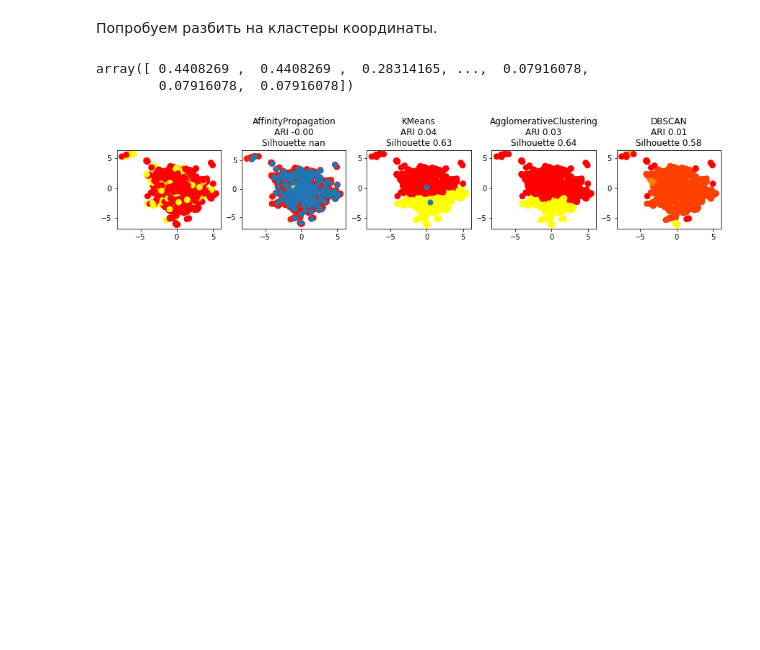
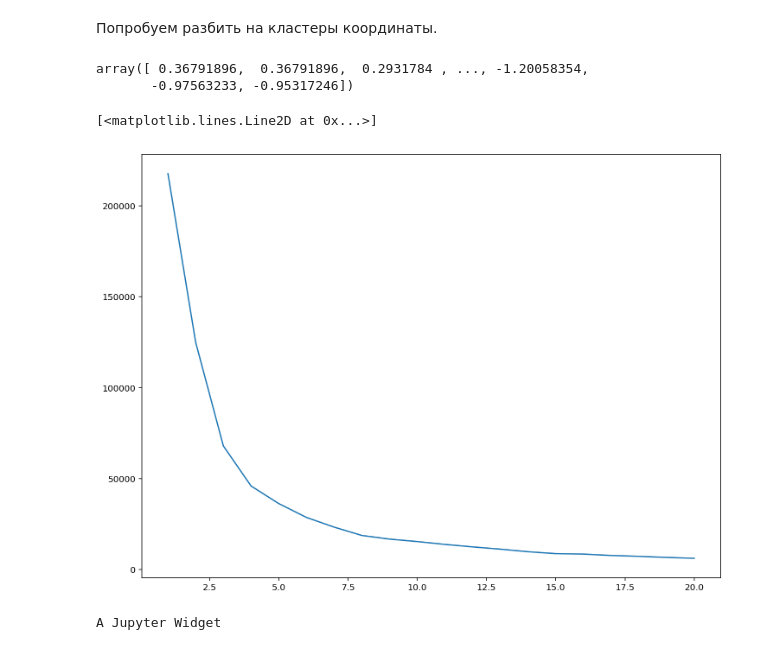
Before and after one commit to rimidalv/school_netology, a Jupyter notebook: 2.6 - clustering/Homework/homework clustering.ipynb, the cells around one changed output. Saved outputs shown, nothing was run; the diff lists cells and outputs as text; code cells hidden in the pictures; blank space fills up the shorter version.

```diff
--- a/2.6 - clustering/Homework/homework clustering.ipynb
+++ b/2.6 - clustering/Homework/homework clustering.ipynb
@@ -29,6 +29,10 @@ import pandas as pd
 from matplotlib import pyplot as plt
 %matplotlib inline
 import seaborn as sns
+
+%config InlineBackend.figure_format = 'retina'
+from pylab import rcParams
+rcParams['figure.figsize'] = (12, 9)
 # %%
 geo_data = pd.read_excel('geo.xlsx')
 geo_comment_data = pd.read_excel('geo_comment.xlsx')
@@ -77,11 +83,11 @@ warnings.filterwarnings('ignore')
 # %%
 from sklearn.preprocessing import StandardScaler
 scaler = StandardScaler()
-y = geo_data[: 10000].copy().comment_class
-X = geo_data[: 10000].copy().drop("comment_class", axis=1)
+y = geo_data.copy().comment_class
+X = geo_data.copy().drop("comment_class", axis=1)
 X_scaled = scaler.fit_transform(X)
 # X_scaled = geo_data.copy().drop("comment_class", axis=1)
 X_scaled[:, 0]
 # %% [output]
-array([ 0.4408269 ,  0.4408269 ,  0.28314165, ...,  0.07916078,
-        0.07916078,  0.07916078])
+array([ 0.36791896,  0.36791896,  0.2931784 , ..., -1.20058354,
+       -0.97563233, -0.95317246])
@@ -88,17 +106,16 @@ array([ 0.4408269 ,  0.4408269 ,  0.28314165, ...,  0.07916078,
 # %%
-fig, axes = plt.subplots(1, 5, figsize=(15, 2))
-clusters_num = 3
-axes[0].scatter(X_scaled[:, 0], X_scaled[:, 1], c=y, cmap='autumn', s=60)
+# fig, axes = plt.subplots(1, 5, figsize=(15, 2))
+
+plt.scatter(lats, lngs, c=clusters, cmap='autumn', s=60)
 # axes[0].set_title(get_descr("Random", y, clusters_num, X_scaled))
-for ax, algorithm in zip(axes[1:], algorithms):
-    # кластеризуем и выводим картинку
-    clusters = algorithm.fit_predict(X_scaled)
-    ax.scatter(X_scaled[:, 0], X_scaled[:, 1], c=clusters, cmap='autumn', s=60)
-    ax.set_title(get_descr(algorithm.__class__.__name__, y, clusters, X_scaled))
+# print(axes[1:])
+# for ax, algorithm in zip(axes[1:], algorithms):
+#     # кластеризуем и выводим картинку
+#     clusters = algorithm.fit_predict(X_scaled)
+#     ax.scatter(X_scaled[:, 0], X_scaled[:, 1], c=clusters, cmap='autumn', s=60)
+#     ax.set_title(get_descr(algorithm.__class__.__name__, y, clusters, X_scaled))
 
-    # если есть центры кластеров - выведем их
-    if algorithm.__class__.__name__ in {'KMeans', 'AffinityPropagation'}:
-        centers = algorithm.cluster_centers_
-        ax.scatter(centers[:, 0], centers[:, 1], s=50)
+#     # если есть центры кластеров - выведем их
+#     if algorithm.__class__.__name__ in {'KMeans', 'AffinityPropagation'}:
+#         centers = algorithm.cluster_centers_
+#         ax.scatter(centers[:, 0], centers[:, 1], s=50)
-# %% [output]
-[figure, removed]
@@ -104,0 +128,13 @@ for ax, algorithm in zip(axes[1:], algorithms):
+# %%
+k_inertia = []
+ks = range(1,21)
+
+for k in ks:
+    clf_kmeans = KMeans(n_clusters=k)
+    clusters_kmeans = clf_kmeans.fit_predict(X_scaled, )
+    k_inertia.append(clf_kmeans.inertia_)
+# %%
+plt.plot(ks, k_inertia)
+# %% [output]
+[<matplotlib.lines.Line2D at 0x...>]
+[figure, added]
@@ -104,0 +156,9 @@ for ax, algorithm in zip(axes[1:], algorithms):
+# %%
+fig = gmaps.figure()
+for key, val in locs.items():
+    layer = gmaps.heatmap_layer(val, gradient = [(0,0,0,0), colors[key], colors[key]],  opacity=0.6,
+        max_intensity=1, point_radius=10)
+    fig.add_layer(layer)
+fig
+# %% [output]
+A Jupyter Widget
```
Also changed, not shown: parts of 11 cells of this notebook, 1 other file.
